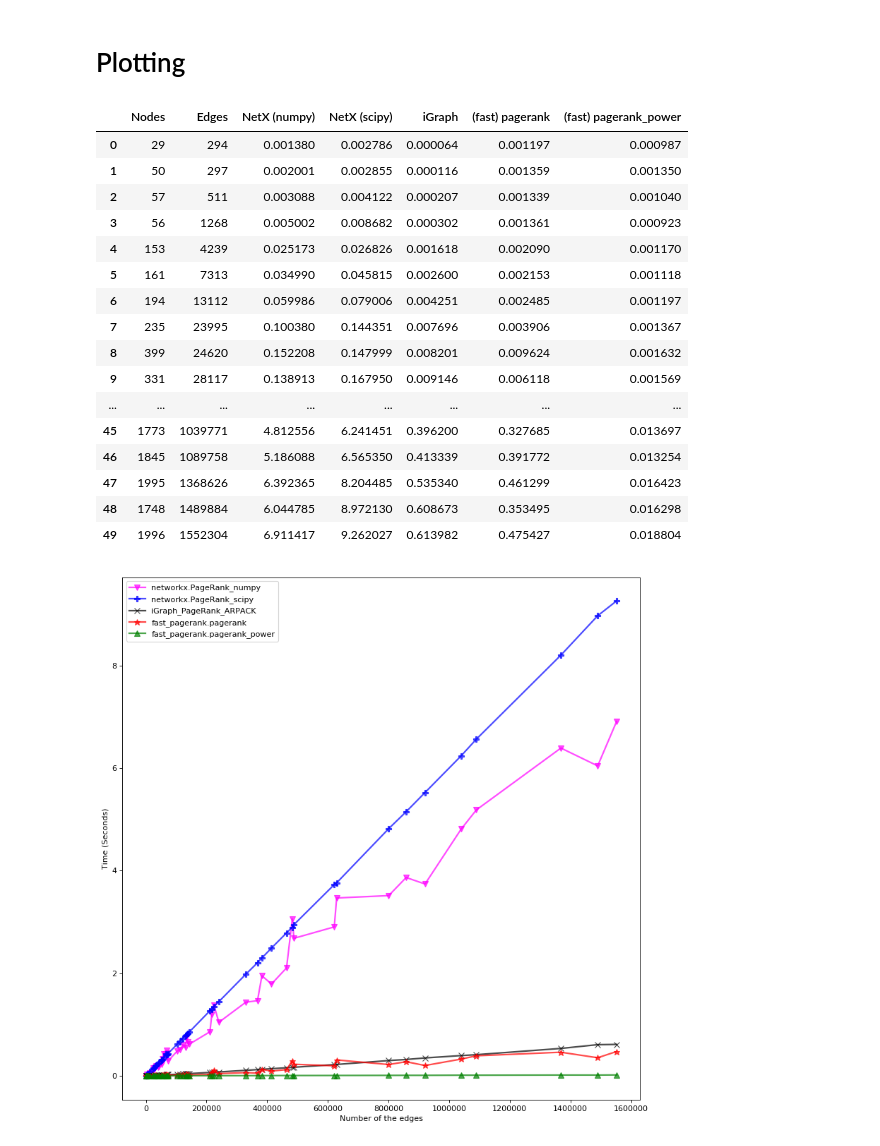
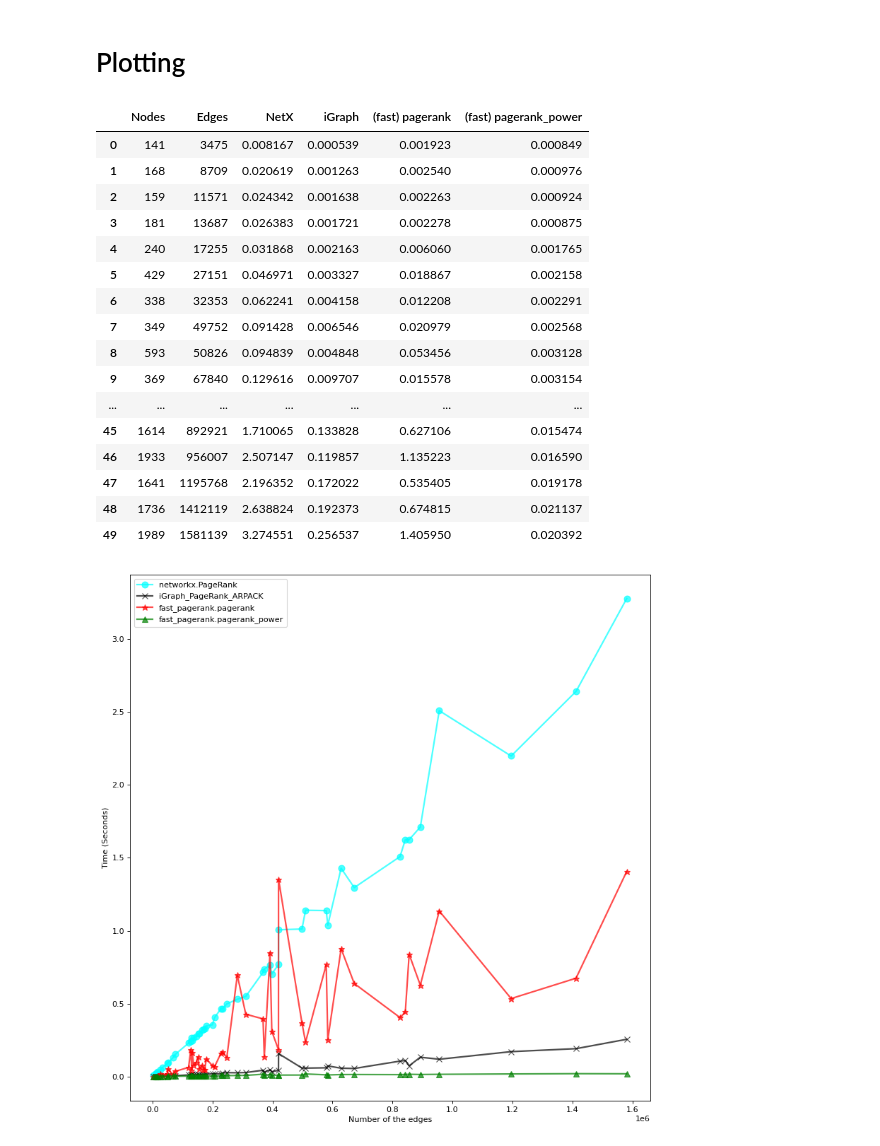
Before and after one commit to asajadi/fast-pagerank, a Jupyter notebook: notebooks/Fast-PageRank.ipynb, the cells around one changed output. Saved outputs shown, nothing was run; the diff lists cells and outputs as text; code cells hidden in the pictures.

```diff
--- a/notebooks/Fast-PageRank.ipynb
+++ b/notebooks/Fast-PageRank.ipynb
@@ -670,58 +673,51 @@ import matplotlib.pyplot as plt
 comparison_table = pd.read_csv('pagerank_methods_comparison.csv', index_col=0)
 display(comparison_table)
 
 plt.ioff()
 fig=plt.figure(num=None, figsize=(10, 10), dpi=80, facecolor='w', edgecolor='k')
 
 
-# plt.plot(comparison_table['Edges'], comparison_table['NetX'],
-#          'o-', ms=8, lw=2, alpha=0.7, color='cyan',
-#          label='networkx.PageRank')
-plt.plot(comparison_table['Edges'], comparison_table['NetX (numpy)'],
-         'v-', ms=8, lw=2, alpha=0.7, color='magenta',
-         label='networkx.PageRank_numpy')
-
-plt.plot(comparison_table['Edges'], comparison_table['NetX (scipy)'],
-         'P-', ms=8, lw=2, alpha=0.7, color='blue',
-         label='networkx.PageRank_scipy')
+plt.plot(comparison_table['Edges'], comparison_table['NetX'],
+         'o-', ms=8, lw=2, alpha=0.7, color='cyan',
+         label='networkx.PageRank')
 
 plt.plot(comparison_table['Edges'], comparison_table['iGraph'],
          'x-', ms=8, lw=2, alpha=0.7, color='black',
          label='iGraph_PageRank_ARPACK')
 
 plt.plot(comparison_table['Edges'], comparison_table['(fast) pagerank'],
          '*-', ms=8, lw=2, alpha=0.7, color='red',
          label='fast_pagerank.pagerank')
 
 plt.plot(comparison_table['Edges'], comparison_table['(fast) pagerank_power'],
          '^-', ms=8, lw=2, alpha=0.7, color='green',
          label='fast_pagerank.pagerank_power')
 
 
 plt.xlabel('Number of the edges')
 plt.ylabel('Time (Seconds)')
 
 
 plt.tight_layout()
 plt.legend(loc=2)
 plt.savefig('pagerank_methods_comparison.png')
 plt.show()
 # %% [output]
-|  | Nodes | Edges | NetX (numpy) | NetX (scipy) | iGraph | (fast) pagerank | (fast) pagerank_power |
-| 0 | 29 | 294 | 0.001380 | 0.002786 | 0.000064 | 0.001197 | 0.000987 |
-| 1 | 50 | 297 | 0.002001 | 0.002855 | 0.000116 | 0.001359 | 0.001350 |
-| 2 | 57 | 511 | 0.003088 | 0.004122 | 0.000207 | 0.001339 | 0.001040 |
-| 3 | 56 | 1268 | 0.005002 | 0.008682 | 0.000302 | 0.001361 | 0.000923 |
-| 4 | 153 | 4239 | 0.025173 | 0.026826 | 0.001618 | 0.002090 | 0.001170 |
-| 5 | 161 | 7313 | 0.034990 | 0.045815 | 0.002600 | 0.002153 | 0.001118 |
-| 6 | 194 | 13112 | 0.059986 | 0.079006 | 0.004251 | 0.002485 | 0.001197 |
-| 7 | 235 | 23995 | 0.100380 | 0.144351 | 0.007696 | 0.003906 | 0.001367 |
-| 8 | 399 | 24620 | 0.152208 | 0.147999 | 0.008201 | 0.009624 | 0.001632 |
-| 9 | 331 | 28117 | 0.138913 | 0.167950 | 0.009146 | 0.006118 | 0.001569 |
-| ... | ... | ... | ... | ... | ... | ... | ... |
-| 45 | 1773 | 1039771 | 4.812556 | 6.241451 | 0.396200 | 0.327685 | 0.013697 |
-| 46 | 1845 | 1089758 | 5.186088 | 6.565350 | 0.413339 | 0.391772 | 0.013254 |
-| 47 | 1995 | 1368626 | 6.392365 | 8.204485 | 0.535340 | 0.461299 | 0.016423 |
-| 48 | 1748 | 1489884 | 6.044785 | 8.972130 | 0.608673 | 0.353495 | 0.016298 |
-| 49 | 1996 | 1552304 | 6.911417 | 9.262027 | 0.613982 | 0.475427 | 0.018804 |
+|  | Nodes | Edges | NetX | iGraph | (fast) pagerank | (fast) pagerank_power |
+| 0 | 141 | 3475 | 0.008167 | 0.000539 | 0.001923 | 0.000849 |
+| 1 | 168 | 8709 | 0.020619 | 0.001263 | 0.002540 | 0.000976 |
+| 2 | 159 | 11571 | 0.024342 | 0.001638 | 0.002263 | 0.000924 |
+| 3 | 181 | 13687 | 0.026383 | 0.001721 | 0.002278 | 0.000875 |
+| 4 | 240 | 17255 | 0.031868 | 0.002163 | 0.006060 | 0.001765 |
+| 5 | 429 | 27151 | 0.046971 | 0.003327 | 0.018867 | 0.002158 |
+| 6 | 338 | 32353 | 0.062241 | 0.004158 | 0.012208 | 0.002291 |
+| 7 | 349 | 49752 | 0.091428 | 0.006546 | 0.020979 | 0.002568 |
+| 8 | 593 | 50826 | 0.094839 | 0.004848 | 0.053456 | 0.003128 |
+| 9 | 369 | 67840 | 0.129616 | 0.009707 | 0.015578 | 0.003154 |
+| ... | ... | ... | ... | ... | ... | ... |
+| 45 | 1614 | 892921 | 1.710065 | 0.133828 | 0.627106 | 0.015474 |
+| 46 | 1933 | 956007 | 2.507147 | 0.119857 | 1.135223 | 0.016590 |
+| 47 | 1641 | 1195768 | 2.196352 | 0.172022 | 0.535405 | 0.019178 |
+| 48 | 1736 | 1412119 | 2.638824 | 0.192373 | 0.674815 | 0.021137 |
+| 49 | 1989 | 1581139 | 3.274551 | 0.256537 | 1.405950 | 0.020392 |
-[figure, old version]
+[figure, new version]
```
Also changed, not shown: parts of 4 cells of this notebook, 4 other files.
